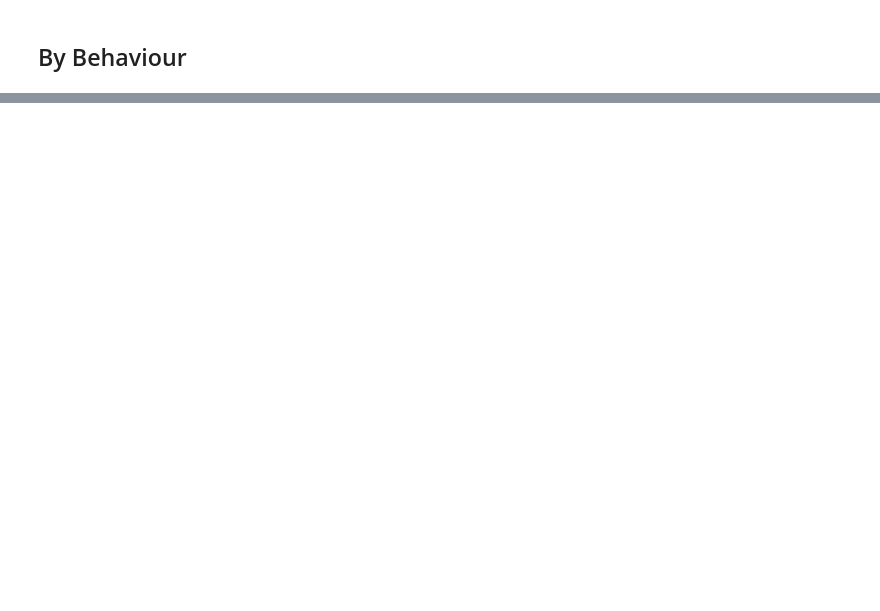
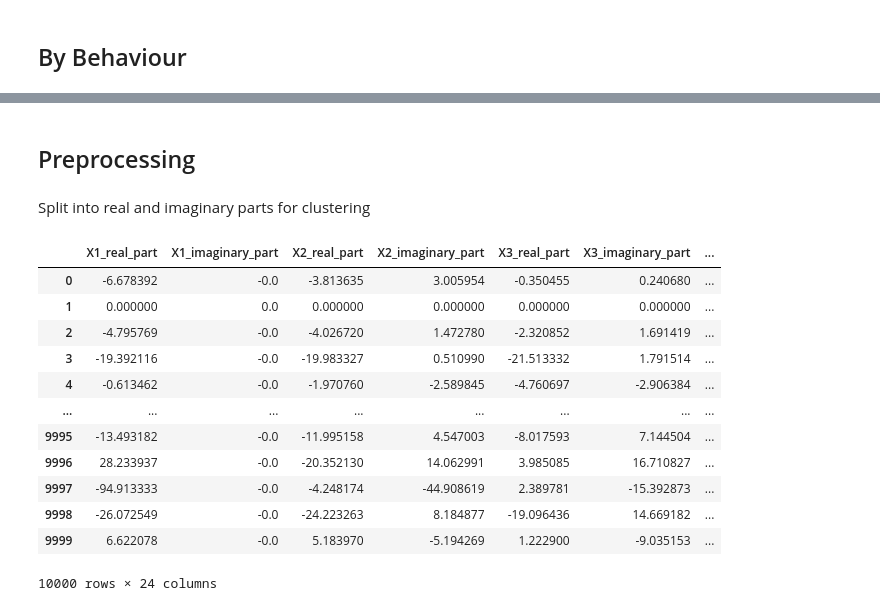
Before and after one commit to cameronstackhouse/exploring-the-design-space-of-artificial-life, a Jupyter notebook: results.ipynb, the cells around one changed output, grey strips where cells are left out. Saved outputs shown, nothing was run; the diff lists cells and outputs as text; code cells hidden in the pictures; blank space fills up the shorter version.

Commit message:
update clustering results

```diff
--- a/results.ipynb
+++ b/results.ipynb
@@ -224,0 +275,6 @@ Error:
+# %%
+df_behaviour = pd.read_csv("frequency-components.csv")
+
+df_behaviour = df_behaviour.astype(np.complex128)
+
+df_behaviour
@@ -224,0 +295,25 @@ Error:
+# %% [markdown]
+## Preprocessing
+# %% [markdown]
+Split into real and imaginary parts for clustering
+# %%
+for col in df_behaviour.columns:
+    df_behaviour[f'{col}_real_part'] = df_behaviour[col].apply(lambda x: np.real(x))
+    df_behaviour[f'{col}_imaginary_part'] = df_behaviour[col].apply(lambda x: np.imag(x))
+    df_behaviour = df_behaviour.drop(columns=[col])
+
+df_behaviour
+# %% [output]
+|  | X1_real_part | X1_imaginary_part | X2_real_part | X2_imaginary_part | X3_real_part | X3_imaginary_part | ... |
+| 0 | -6.678392 | -0.0 | -3.813635 | 3.005954 | -0.350455 | 0.240680 | ... |
+| 1 | 0.000000 | 0.0 | 0.000000 | 0.000000 | 0.000000 | 0.000000 | ... |
+| 2 | -4.795769 | -0.0 | -4.026720 | 1.472780 | -2.320852 | 1.691419 | ... |
+| 3 | -19.392116 | -0.0 | -19.983327 | 0.510990 | -21.513332 | 1.791514 | ... |
+| 4 | -0.613462 | -0.0 | -1.970760 | -2.589845 | -4.760697 | -2.906384 | ... |
+| ... | ... | ... | ... | ... | ... | ... | ... |
+| 9995 | -13.493182 | -0.0 | -11.995158 | 4.547003 | -8.017593 | 7.144504 | ... |
+| 9996 | 28.233937 | -0.0 | -20.352130 | 14.062991 | 3.985085 | 16.710827 | ... |
+| 9997 | -94.913333 | -0.0 | -4.248174 | -44.908619 | 2.389781 | -15.392873 | ... |
+| 9998 | -26.072549 | -0.0 | -24.223263 | 8.184877 | -19.096436 | 14.669182 | ... |
+| 9999 | 6.622078 | -0.0 | 5.183970 | -5.194269 | 1.222900 | -9.035153 | ... |
+10000 rows × 24 columns
```
Also changed, not shown: parts of 26 cells of this notebook, 6 other files.
